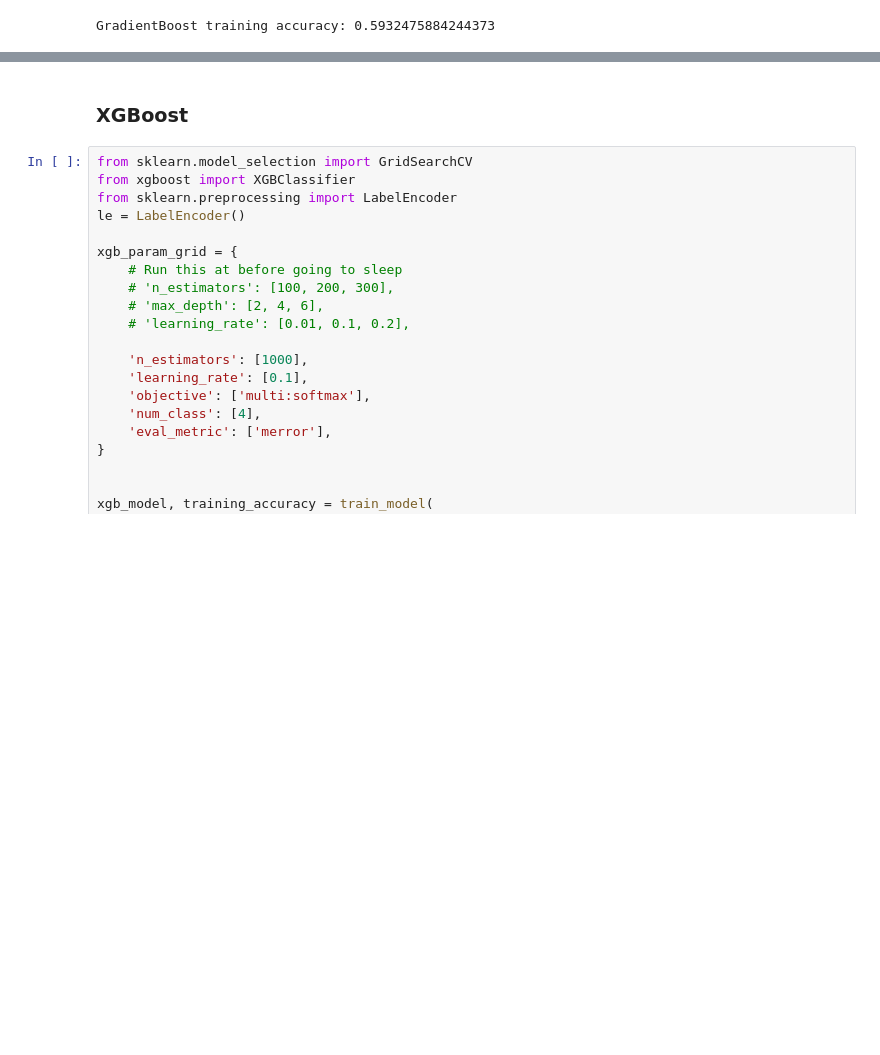
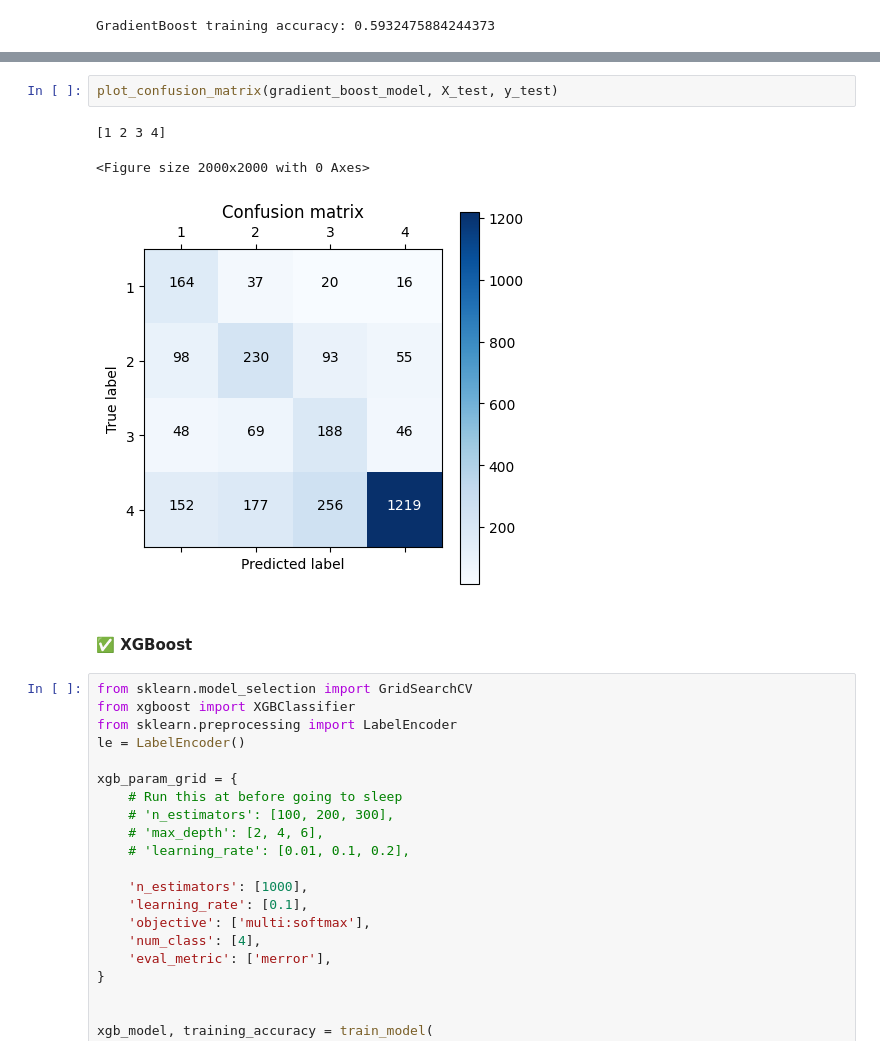
Before and after one commit to bazen-teklehaymanot/mlp, a Jupyter notebook: notebooks/ensemble.ipynb, the cells around one changed output, grey strips where cells are left out. Cells and saved outputs as stored; diff of their text form; blank space fills up the shorter version.

```diff
--- a/notebooks/ensemble.ipynb
+++ b/notebooks/ensemble.ipynb
@@ -381,5 +408,11 @@ important_features(gradient_boost_model).head(20)
+# %%
+plot_confusion_matrix(gradient_boost_model, X_test, y_test)
+# %% [output]
+[1 2 3 4]
+<Figure size 2000x2000 with 0 Axes>
+[figure, added]
 # %% [markdown]
-### XGBoost
+#### ✅ XGBoost
 # %%
 from sklearn.model_selection import GridSearchCV
 from xgboost import XGBClassifier
```
Also changed, not shown: parts of 13 cells of this notebook, 1 other file.
